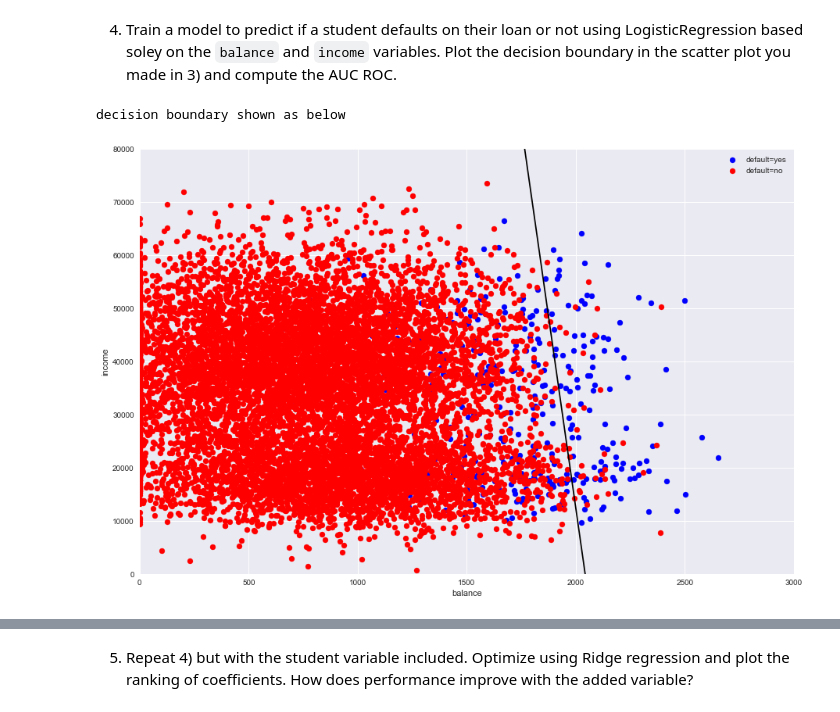
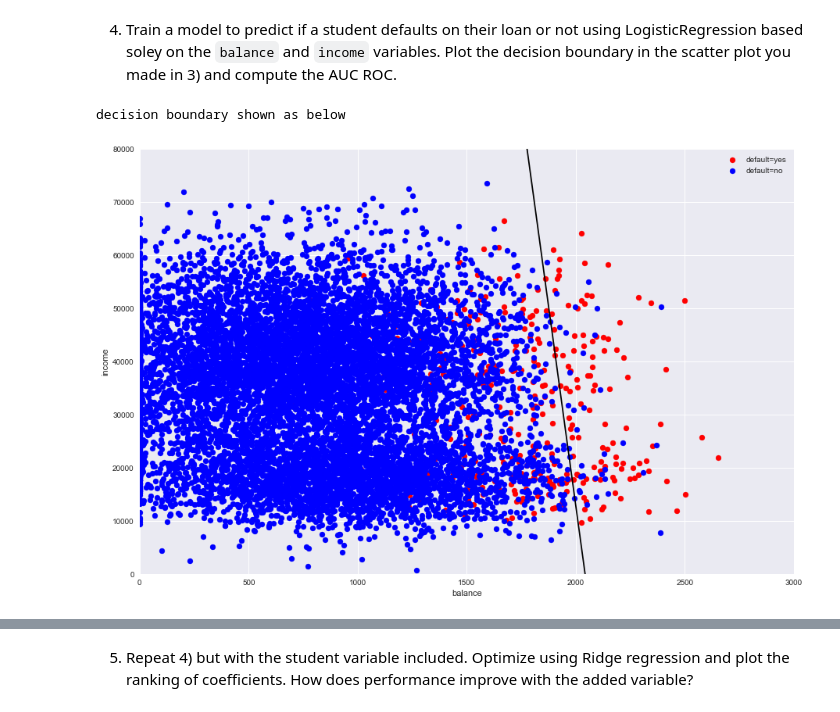
Before and after one commit to Columbia-Intro-Data-Science/python-introduction-RulanXiao, a Jupyter notebook: mynotebooksolutions - HW3.ipynb, the cells around one changed output, grey strips where cells are left out. Saved outputs shown, nothing was run; the diff lists cells and outputs as text; code cells hidden in the pictures.

```diff
--- a/mynotebooksolutions - HW3.ipynb
+++ b/mynotebooksolutions - HW3.ipynb
@@ -127,36 +118,32 @@ on the `balance` and `income` variables. Plot the decision boundary in the scatt
 # %%
 X=df[['balance','income']]
 y=df['default']
 X = np.array(X.values)
 y = np.array(y.values)
 
 logreg = LogisticRegression(penalty='l1')
 logreg.fit(X, y)
 c1=logreg.coef_[0][0]
-c2=clf.coef_[0][1]
+c2=logreg.coef_[0][1]
 intc=logreg.intercept_
 
 xa=np.arange(0,3000,1)
 ya=-(intc+c1*xa)/c2
 
-xx=df['balance']
-yy=df['income']
-zz=df['default']
-
 print('decision boundary shown as below')
 plt.figure(figsize = (15,10))
-plt.scatter(zyes['balance'], zyes['income'], color='b',label='default=yes')
-plt.scatter(zno['balance'], zno['income'], color='r',label='default=no')
+plt.scatter(zyes['balance'], zyes['income'], color='r',label='default=yes')
+plt.scatter(zno['balance'], zno['income'], color='b',label='default=no')
 plt.xlabel('balance')
 plt.ylabel('income')
-plt.legend()
 plt.plot(xa, ya, c='black')
 plt.xlim(0,3000)
 plt.ylim(0, 80000)
+plt.legend()
 plt.show()
 # %% [output]
 decision boundary shown as below
-[figure, old version]
+[figure, new version]
 # %%
 # AUC
 
```
Also changed, not shown: parts of 18 cells of this notebook.
